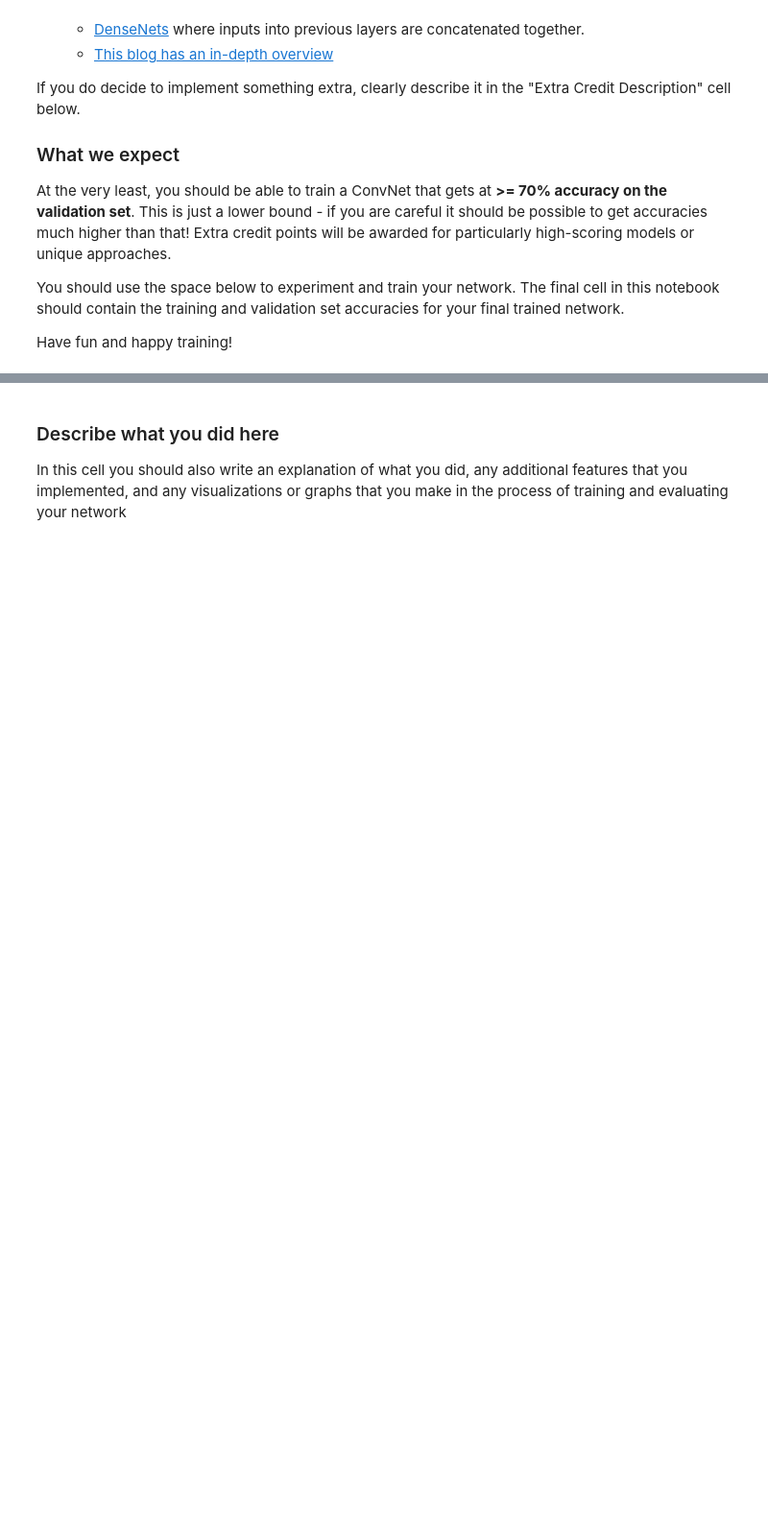
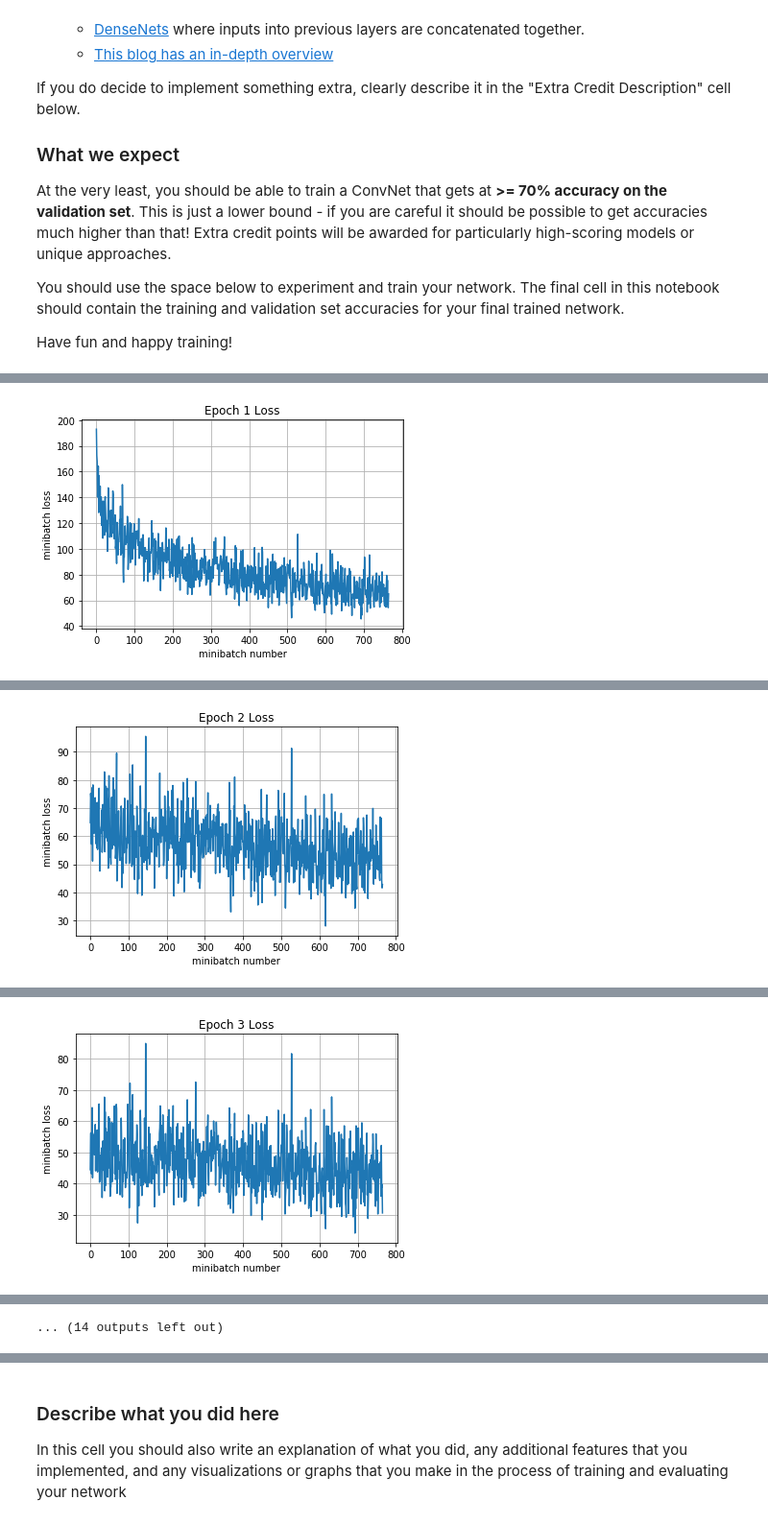
Before and after one commit to grig-guz/CS231N-Assignments, a Jupyter notebook: assignment2/TensorFlow.ipynb, the cells around one changed output, grey strips where cells are left out. Shown: that part at 96% size. Cells and saved outputs as stored; diff of their text form; code cells hidden in the pictures; blank space fills up the shorter version.

```diff
--- a/assignment2/TensorFlow.ipynb
+++ b/assignment2/TensorFlow.ipynb
@@ -306,9 +339,10 @@ First, set up an **RMSprop optimizer** (using a 1e-3 learning rate) and a **cros
 #    mean_loss: a TensorFlow variable (scalar) with numerical loss
 #    optimizer: a TensorFlow optimizer
 # This should be ~3 lines of code!
-mean_loss = None
-optimizer = None
-pass
+
+total_loss = tf.losses.softmax_cross_entropy(tf.one_hot(y,10),y_out)
+mean_loss = tf.reduce_mean(total_loss)
+optimizer = tf.train.RMSPropOptimizer(1e-3)
 # %%
 # batch normalization in tensorflow requires this extra dependency
 extra_update_ops = tf.get_collection(tf.GraphKeys.UPDATE_OPS)
@@ -377,26 +427,3 @@ At the very least, you should be able to train a ConvNet that gets at **>= 70% a
 You should use the space below to experiment and train your network. The final cell in this notebook should contain the training and validation set accuracies for your final trained network.
 
 Have fun and happy training!
-# %%
-# Feel free to play with this cell
-
-def my_model(X,y,is_training):
-    pass
-
-tf.reset_default_graph()
-
-X = tf.placeholder(tf.float32, [None, 32, 32, 3])
-y = tf.placeholder(tf.int64, [None])
-is_training = tf.placeholder(tf.bool)
-
-y_out = my_model(X,y,is_training)
-mean_loss = None
-optimizer = None
-
-
-pass
-
-# batch normalization in tensorflow requires this extra dependency
-extra_update_ops = tf.get_collection(tf.GraphKeys.UPDATE_OPS)
-with tf.control_dependencies(extra_update_ops):
-    train_step = optimizer.minimize(mean_loss)
@@ -409,6 +499,7 @@ sess = tf.Session()
 
 sess.run(tf.global_variables_initializer())
 print('Training')
-run_model(sess,y_out,mean_loss,X_train,y_train,10,64,100,train_step,True)
+run_model(sess,y_out,mean_loss,X_train,y_train,12,64,200,train_step,True, drop=dropout)
 print('Validation')
 run_model(sess,y_out,mean_loss,X_val,y_val,1,64)
+# %% [output]
@@ -414,0 +512 @@ run_model(sess,y_out,mean_loss,X_val,y_val,1,64)
+[figure, added]
@@ -414,0 +518 @@ run_model(sess,y_out,mean_loss,X_val,y_val,1,64)
+[figure, added]
@@ -414,0 +524 @@ run_model(sess,y_out,mean_loss,X_val,y_val,1,64)
+[figure, added]
@@ -415,3 +542,4 @@ run_model(sess,y_out,mean_loss,X_val,y_val,1,64)
+... (14 outputs left out)
 # %%
 # Test your model here, and make sure
 # the output of this cell is the accuracy
```
Also changed, not shown: parts of 13 cells of this notebook, 5 other files.
